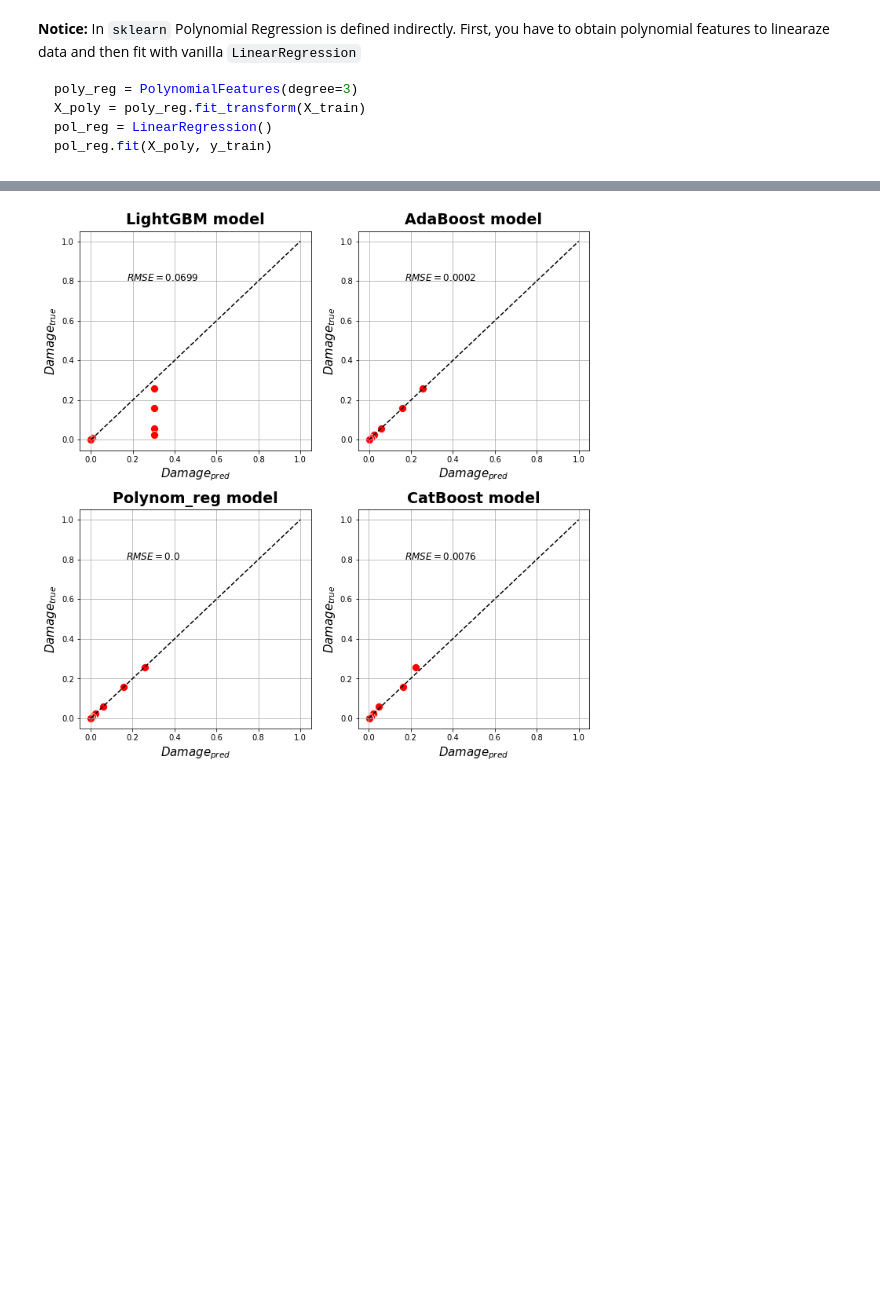
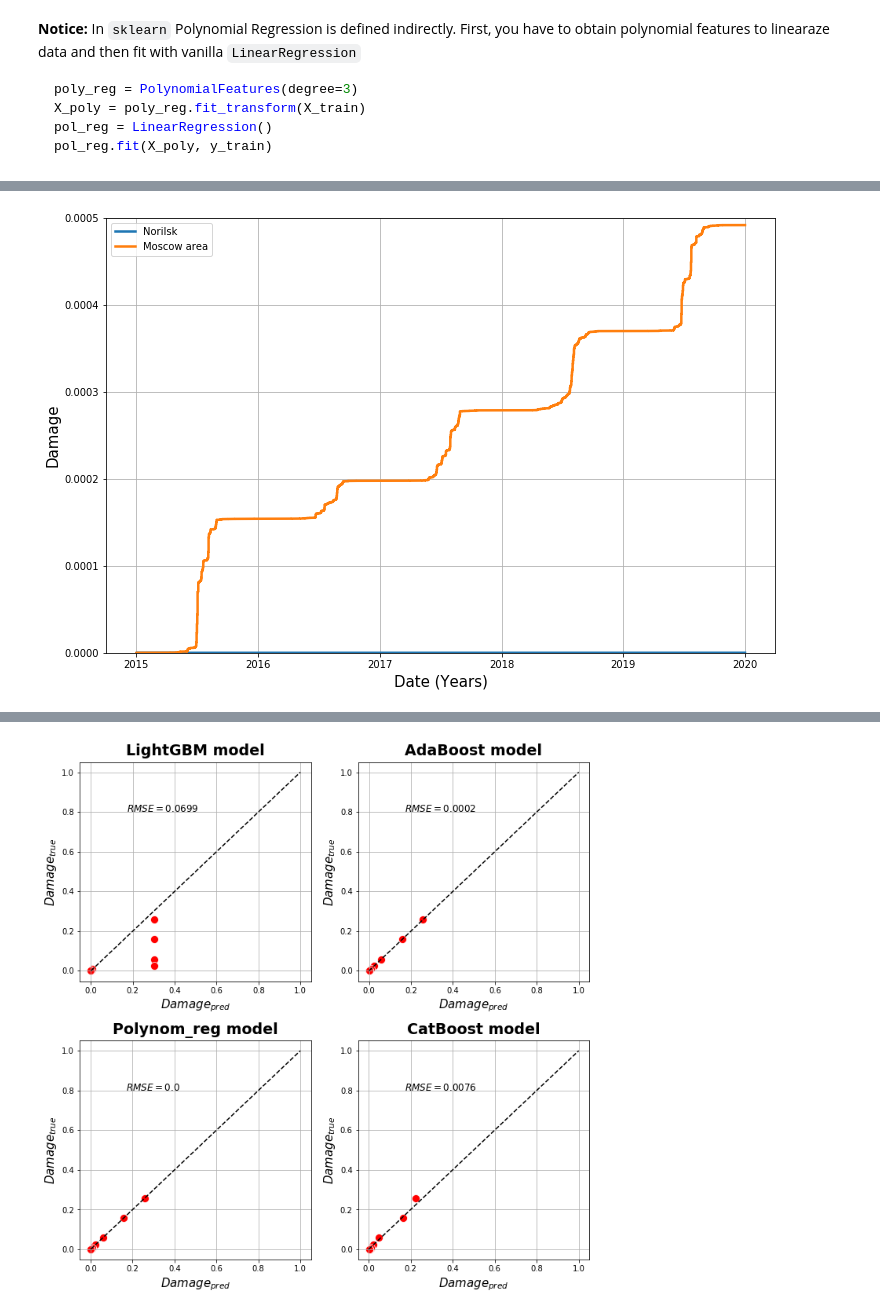
Before and after one commit to raevskymichail/ciam_ml_model, a Jupyter notebook: stacked_model_by_zone.ipynb, the cells around one changed output, grey strips where cells are left out. Saved outputs shown, nothing was run; the diff lists cells and outputs as text; code cells hidden in the pictures; blank space fills up the shorter version.

```diff
--- a/stacked_model_by_zone.ipynb
+++ b/stacked_model_by_zone.ipynb
@@ -172,0 +114,15 @@ Warning: less than 75% gpu memory available for training. Free: 5967.1875 Total:
+# %%
+df['Moscow'] = round(df['Moscow_Temp_avg'])
+df['Norilsk'] = round(df['Norilsk_Temp_avg'])
+
+df['date'] = df.index
+
+sm_data_msk = data_zone1[data_zone1['Ta'].isin(df['Moscow'])]
+sm_data_msk = sm_data_msk.merge(df.loc[:,['Moscow', 'date']], left_on='Ta', right_on='Moscow')
+sm_data_msk = sm_data_msk.sort_values(by='date')
+sm_data_msk.index = sm_data_msk['date']
+
+sm_data_nrsk = data_zone1[data_zone1['Ta'].isin(df['Norilsk'])]
+sm_data_nrsk = sm_data_nrsk.merge(df.loc[:,['Norilsk', 'date']], left_on='Ta', right_on='Norilsk')
+sm_data_nrsk = sm_data_nrsk.sort_values(by='date')
+sm_data_nrsk.index = sm_data_nrsk['date']
@@ -172,0 +145,21 @@ Warning: less than 75% gpu memory available for training. Free: 5967.1875 Total:
+# %%
+fig, ax = plt.subplots(1, 1, figsize=(12, 8))
+
+ax = ax or plt.gca()
+
+# ax.set_title('Blade damage', y=1.01, fontsize=19, fontweight='bold')
+ax.step(sm_data_nrsk.index, sm_data_nrsk['Damage'].cumsum(), linewidth=2.5)
+ax.step(sm_data_msk.index, sm_data_msk['Damage'].cumsum(), linewidth=2.5)
+# ax.plot(np.arange(0, 1.1, 0.1), np.arange(0, 1.1, 0.1), color='black', linestyle='dashed')
+
+# ax.text(text_x_pos, text_y_pos, f'$RMSE={round(rmse, 4)}$', fontsize=12, fontweight='bold')
+ax.set_yscale("log")
+# ax.set_ylim(0, 0.0005, 0.000005)
+ax.set_ylabel('Damage', fontsize = 15)
+ax.set_xlabel('Date (Years)', fontsize = 15)
+ax.legend(['Norilsk', 'Moscow area'])
+ax.grid()
+# fig.savefig('exploit_conds_damage.png')
+fig.show()
+# %% [output]
+[figure, added]
```
Also changed, not shown: parts of 39 cells of this notebook, 32 other files.
